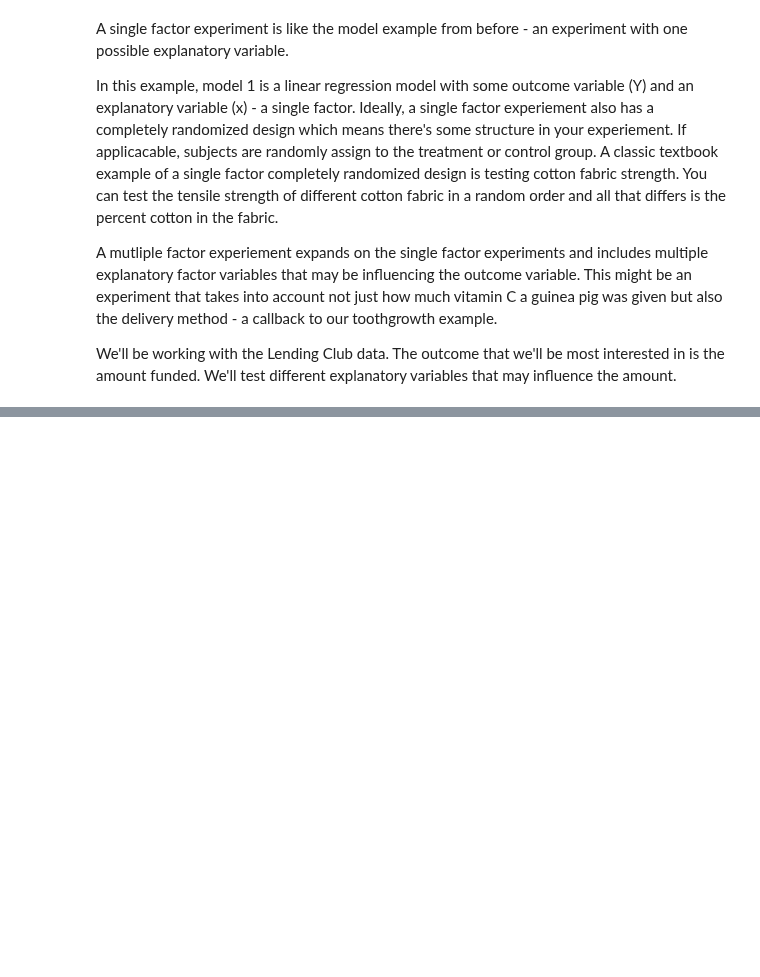
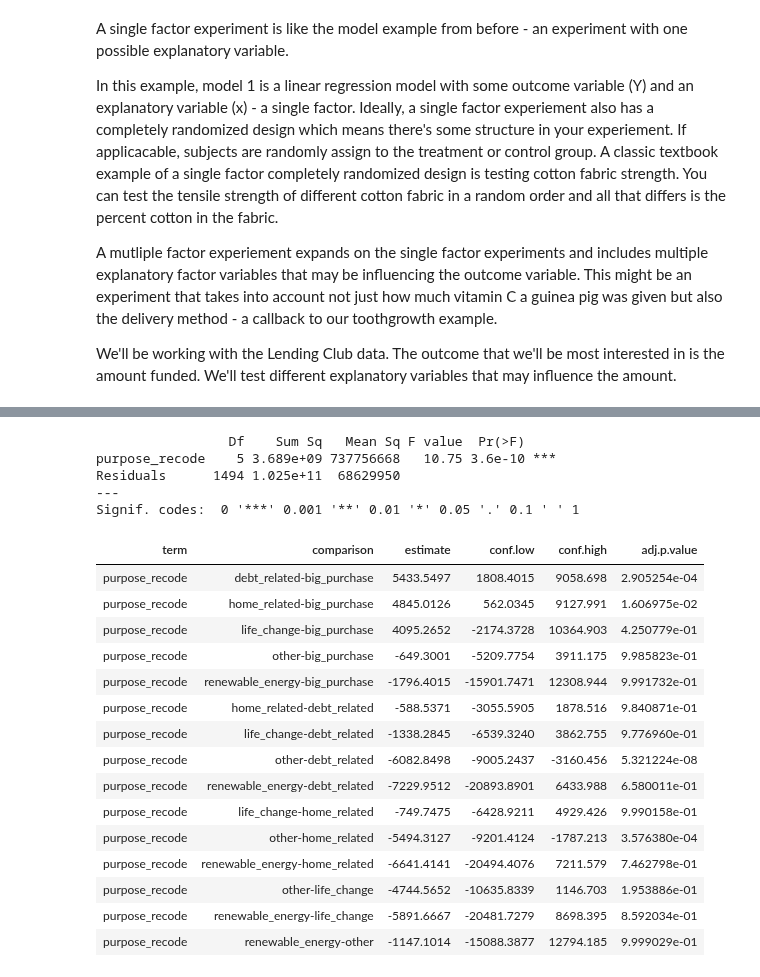
Before and after one commit to iamjz/R-Data, a Jupyter notebook: Design of Experiments.ipynb, the cells around one changed output, grey strips where cells are left out. Saved outputs shown, nothing was run; the diff lists cells and outputs as text; code cells hidden in the pictures; blank space fills up the shorter version.

```diff
--- a/Design of Experiments.ipynb
+++ b/Design of Experiments.ipynb
@@ -1044,0 +1090,7 @@ We'll be working with the Lending Club data. The outcome that we'll be most inte
+# %%
+# Use recode() to create the new purpose_recode variable
+lendingclub$purpose_recode <- lendingclub$purpose %>% recode(
+        "credit_card" = "debt_related", "debt_consolidation" = "debt_related", "medical" = "debt_related",
+         "car" = "big_purchase", "major_purchase" = "big_purchase", "vacation" = "big_purchase",
+         "moving" = "life_change", "small_business" = "life_change", "wedding" = "life_change",
+         "house" = "home_related", "home_improvement" = "home_related")
@@ -1044,0 +1179,34 @@ We'll be working with the Lending Club data. The outcome that we'll be most inte
+# %%
+# Use aov() to build purpose_recode_aov
+purpose_recode_aov <- aov(funded_amnt ~ purpose_recode, data = lendingclub)
+# %%
+summary(purpose_recode_aov)
+# %% [output]
+                 Df    Sum Sq   Mean Sq F value  Pr(>F)
+purpose_recode    5 3.689e+09 737756668   10.75 3.6e-10 ***
+Residuals      1494 1.025e+11  68629950
+---
+Signif. codes:  0 '***' 0.001 '**' 0.01 '*' 0.05 '.' 0.1 ' ' 1
+# %%
+# Conduct Tukey's HSD test to create tukey_output
+tukey_output <- TukeyHSD(purpose_recode_aov, conf.level = 0.95)
+# %%
+# Tidy tukey_output to make sense of the results
+tidy(tukey_output)
+# %% [output]
+| term | comparison | estimate | conf.low | conf.high | adj.p.value |
+| purpose_recode | debt_related-big_purchase | 5433.5497 | 1808.4015 | 9058.698 | 2.905254e-04 |
+| purpose_recode | home_related-big_purchase | 4845.0126 | 562.0345 | 9127.991 | 1.606975e-02 |
+| purpose_recode | life_change-big_purchase | 4095.2652 | -2174.3728 | 10364.903 | 4.250779e-01 |
+| purpose_recode | other-big_purchase | -649.3001 | -5209.7754 | 3911.175 | 9.985823e-01 |
+| purpose_recode | renewable_energy-big_purchase | -1796.4015 | -15901.7471 | 12308.944 | 9.991732e-01 |
+| purpose_recode | home_related-debt_related | -588.5371 | -3055.5905 | 1878.516 | 9.840871e-01 |
+| purpose_recode | life_change-debt_related | -1338.2845 | -6539.3240 | 3862.755 | 9.776960e-01 |
+| purpose_recode | other-debt_related | -6082.8498 | -9005.2437 | -3160.456 | 5.321224e-08 |
+| purpose_recode | renewable_energy-debt_related | -7229.9512 | -20893.8901 | 6433.988 | 6.580011e-01 |
+| purpose_recode | life_change-home_related | -749.7475 | -6428.9211 | 4929.426 | 9.990158e-01 |
+| purpose_recode | other-home_related | -5494.3127 | -9201.4124 | -1787.213 | 3.576380e-04 |
+| purpose_recode | renewable_energy-home_related | -6641.4141 | -20494.4076 | 7211.579 | 7.462798e-01 |
+| purpose_recode | other-life_change | -4744.5652 | -10635.8339 | 1146.703 | 1.953886e-01 |
+| purpose_recode | renewable_energy-life_change | -5891.6667 | -20481.7279 | 8698.395 | 8.592034e-01 |
+| purpose_recode | renewable_energy-other | -1147.1014 | -15088.3877 | 12794.185 | 9.999029e-01 |
```
Also changed, not shown: parts of 17 cells of this notebook, 1 other file.
